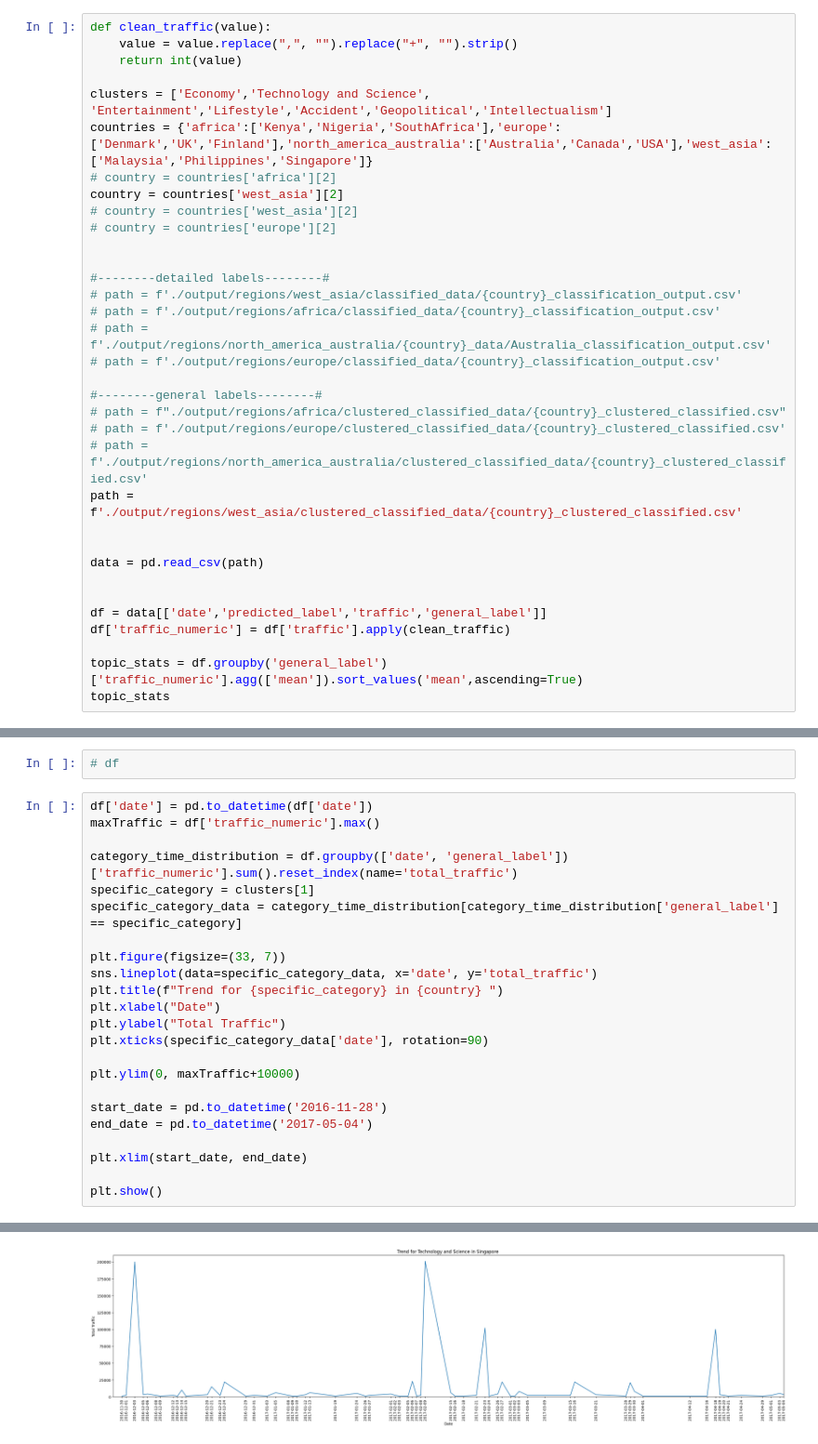
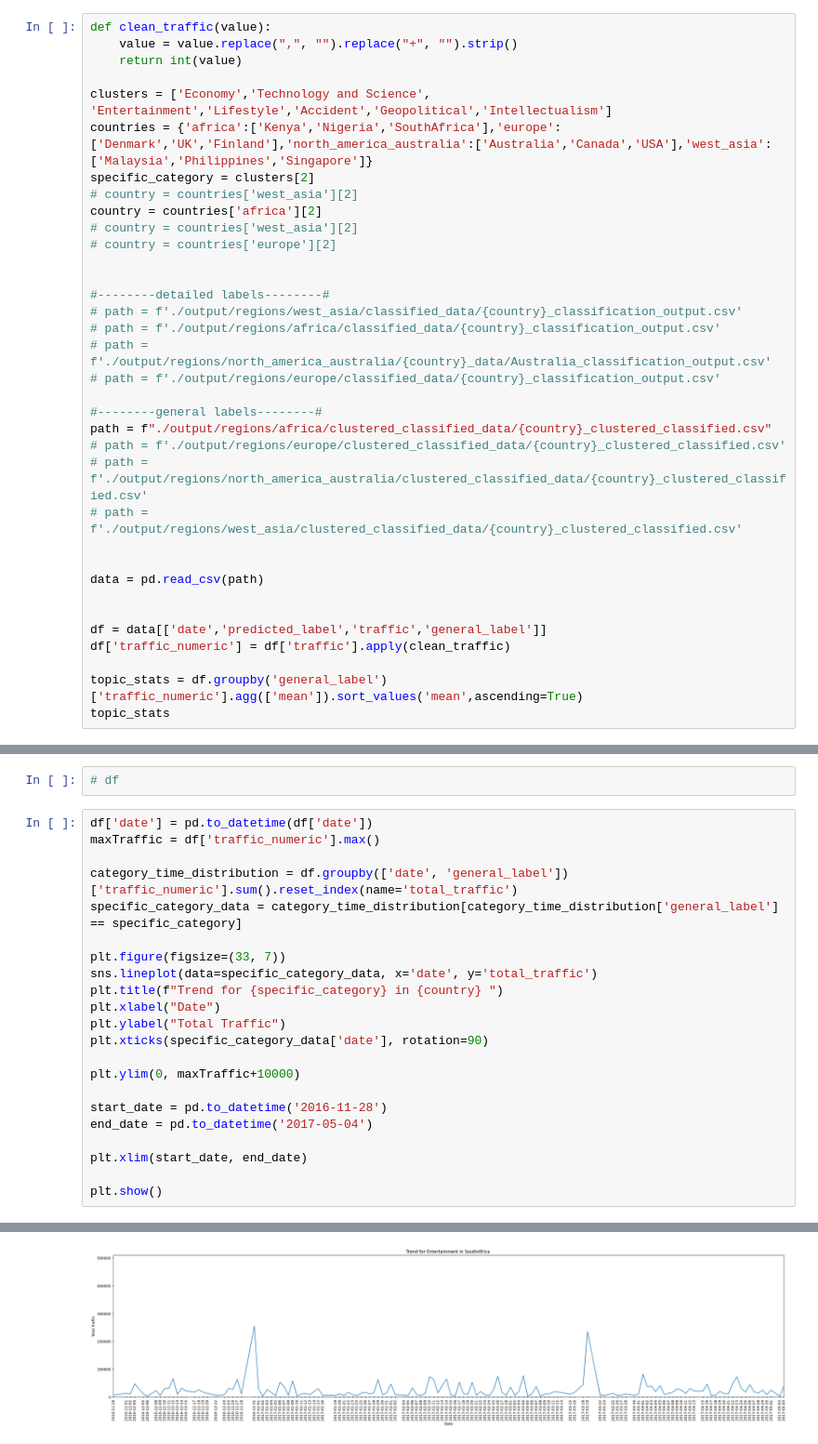
Before and after one commit to MohamedAlkurdi/Trends_prediction_model, a Jupyter notebook: Classification/classification_output_vis.ipynb, the cells around one changed output, grey strips where cells are left out. Shown at 93% size. Cells and saved outputs as stored; diff of their text form.

```diff
--- a/Classification/classification_output_vis.ipynb
+++ b/Classification/classification_output_vis.ipynb
@@ -9,8 +9,9 @@ def clean_traffic(value):
 
 clusters = ['Economy','Technology and Science', 'Entertainment','Lifestyle','Accident','Geopolitical','Intellectualism']
 countries = {'africa':['Kenya','Nigeria','SouthAfrica'],'europe':['Denmark','UK','Finland'],'north_america_australia':['Australia','Canada','USA'],'west_asia':['Malaysia','Philippines','Singapore']}
-# country = countries['africa'][2]
-country = countries['west_asia'][2]
+specific_category = clusters[2]
+# country = countries['west_asia'][2]
+country = countries['africa'][2]
 # country = countries['west_asia'][2]
 # country = countries['europe'][2]
 
@@ -22,10 +23,10 @@ country = countries['west_asia'][2]
 # path = f'./output/regions/europe/classified_data/{country}_classification_output.csv'
 
 #--------general labels--------#
-# path = f"./output/regions/africa/clustered_classified_data/{country}_clustered_classified.csv"
+path = f"./output/regions/africa/clustered_classified_data/{country}_clustered_classified.csv"
 # path = f'./output/regions/europe/clustered_classified_data/{country}_clustered_classified.csv'
 # path = f'./output/regions/north_america_australia/clustered_classified_data/{country}_clustered_classified.csv'
-path = f'./output/regions/west_asia/clustered_classified_data/{country}_clustered_classified.csv'
+# path = f'./output/regions/west_asia/clustered_classified_data/{country}_clustered_classified.csv'
 
 
 data = pd.read_csv(path)
@@ -58,33 +59,32 @@ See the caveats in the documentation: https://pandas.pydata.org/pandas-docs/stab
 # %%
 df['date'] = pd.to_datetime(df['date'])
 maxTraffic = df['traffic_numeric'].max()
 
 category_time_distribution = df.groupby(['date', 'general_label'])['traffic_numeric'].sum().reset_index(name='total_traffic')
-specific_category = clusters[1]
 specific_category_data = category_time_distribution[category_time_distribution['general_label'] == specific_category]
 
 plt.figure(figsize=(33, 7))
 sns.lineplot(data=specific_category_data, x='date', y='total_traffic')
 plt.title(f"Trend for {specific_category} in {country} ")
 plt.xlabel("Date")
 plt.ylabel("Total Traffic")
 plt.xticks(specific_category_data['date'], rotation=90)
 
 plt.ylim(0, maxTraffic+10000)
 
 start_date = pd.to_datetime('2016-11-28')
 end_date = pd.to_datetime('2017-05-04')
 
 plt.xlim(start_date, end_date)
 
 plt.show()
 # %% [output]
 A value is trying to be set on a copy of a slice from a DataFrame.
 Try using .loc[row_indexer,col_indexer] = value instead
 
 See the caveats in the documentation: https://pandas.pydata.org/pandas-docs/stable/user_guide/indexing.html#returning-a-view-versus-a-copy
   df['date'] = pd.to_datetime(df['date'])
-[figure, old version]
+[figure, new version]
 # %%
 df
 # %% [output]
```
Also changed, not shown: parts of 4 cells of this notebook, 4 other files.
